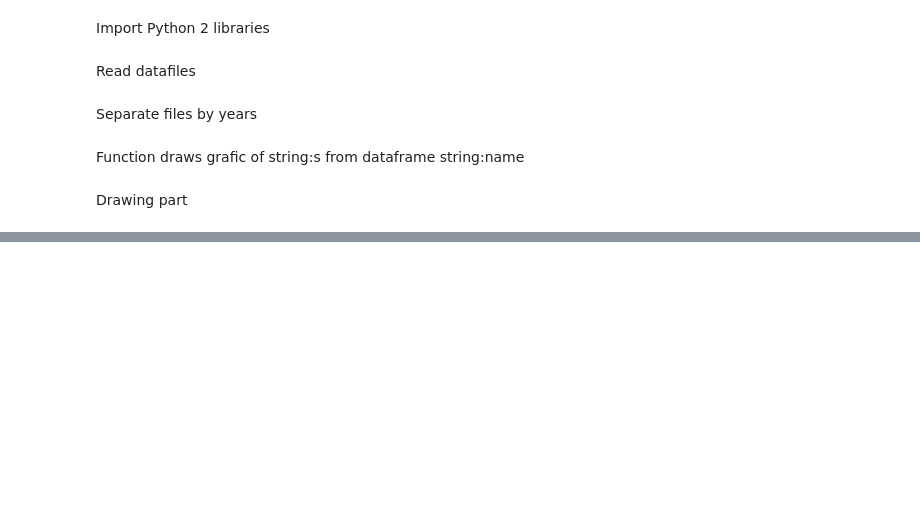
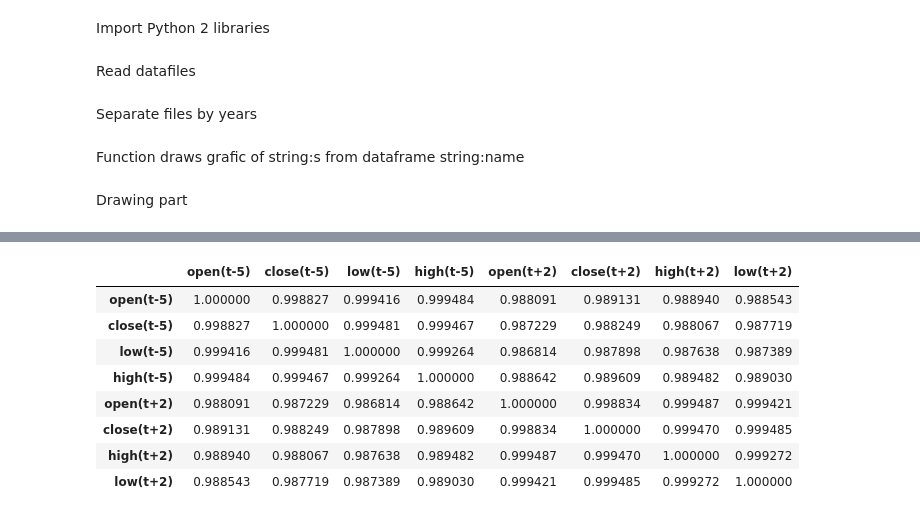
Before and after one commit to LastShekel/Stock-prediction, a Jupyter notebook: Main.ipynb, the cells around one changed output, grey strips where cells are left out. Saved outputs shown, nothing was run; the diff lists cells and outputs as text; code cells hidden in the pictures; blank space fills up the shorter version.

```diff
--- a/Main.ipynb
+++ b/Main.ipynb
@@ -91,20 +84,20 @@ for name in dat11:
 # %%
 def series_to_supervised(data, n_in=1, n_out=1, dropnan=True):
 #     print(data,n_in,n_out)
-    n_vars = 1 if type(data) is list else data.shape[1]
+    n_vars = 1 if type(data) is list else list(data.columns)
     df = pd.DataFrame(data)
     cols, names = list(), list()
     # input sequence (t-n, ... t-1)
     for i in range(n_in, 0, -1):
         cols.append(df.shift(i))
-        names += [('var%d(t-%d)' % (j+1, i)) for j in range(n_vars)]
+        names += [('%s(t-%d)' % (j, i)) for j in n_vars]
     # forecast sequence (t, t+1, ... t+n)
     for i in range(0, n_out):
         cols.append(df.shift(-i))
         if i == 0:
-            names += [('var%d(t)' % (j+1)) for j in range(n_vars)]
+            names += [('%s(t)' % (j)) for j in n_vars]
         else:
-            names += [('var%d(t+%d)' % (j+1, i)) for j in range(n_vars)]
+            names += [('%s(t+%d)' % (j, i)) for j in n_vars]
     # put it all together
     agg = pd.concat(cols, axis=1)
     agg.columns = names
@@ -162,0 +130,13 @@ Epoch 50/50
+# %%
+raw=series_to_supervised(APPLE[var],5,3)
+raw[["open(t-5)","close(t-5)","low(t-5)","high(t-5)","open(t+2)","close(t+2)","high(t+2)","low(t+2)"]].corr()
+# %% [output]
+|  | open(t-5) | close(t-5) | low(t-5) | high(t-5) | open(t+2) | close(t+2) | high(t+2) | low(t+2) |
+| open(t-5) | 1.000000 | 0.998827 | 0.999416 | 0.999484 | 0.988091 | 0.989131 | 0.988940 | 0.988543 |
+| close(t-5) | 0.998827 | 1.000000 | 0.999481 | 0.999467 | 0.987229 | 0.988249 | 0.988067 | 0.987719 |
+| low(t-5) | 0.999416 | 0.999481 | 1.000000 | 0.999264 | 0.986814 | 0.987898 | 0.987638 | 0.987389 |
+| high(t-5) | 0.999484 | 0.999467 | 0.999264 | 1.000000 | 0.988642 | 0.989609 | 0.989482 | 0.989030 |
+| open(t+2) | 0.988091 | 0.987229 | 0.986814 | 0.988642 | 1.000000 | 0.998834 | 0.999487 | 0.999421 |
+| close(t+2) | 0.989131 | 0.988249 | 0.987898 | 0.989609 | 0.998834 | 1.000000 | 0.999470 | 0.999485 |
+| high(t+2) | 0.988940 | 0.988067 | 0.987638 | 0.989482 | 0.999487 | 0.999470 | 1.000000 | 0.999272 |
+| low(t+2) | 0.988543 | 0.987719 | 0.987389 | 0.989030 | 0.999421 | 0.999485 | 0.999272 | 1.000000 |
```
Also changed, not shown: parts of 21 cells of this notebook, 1 other file.
